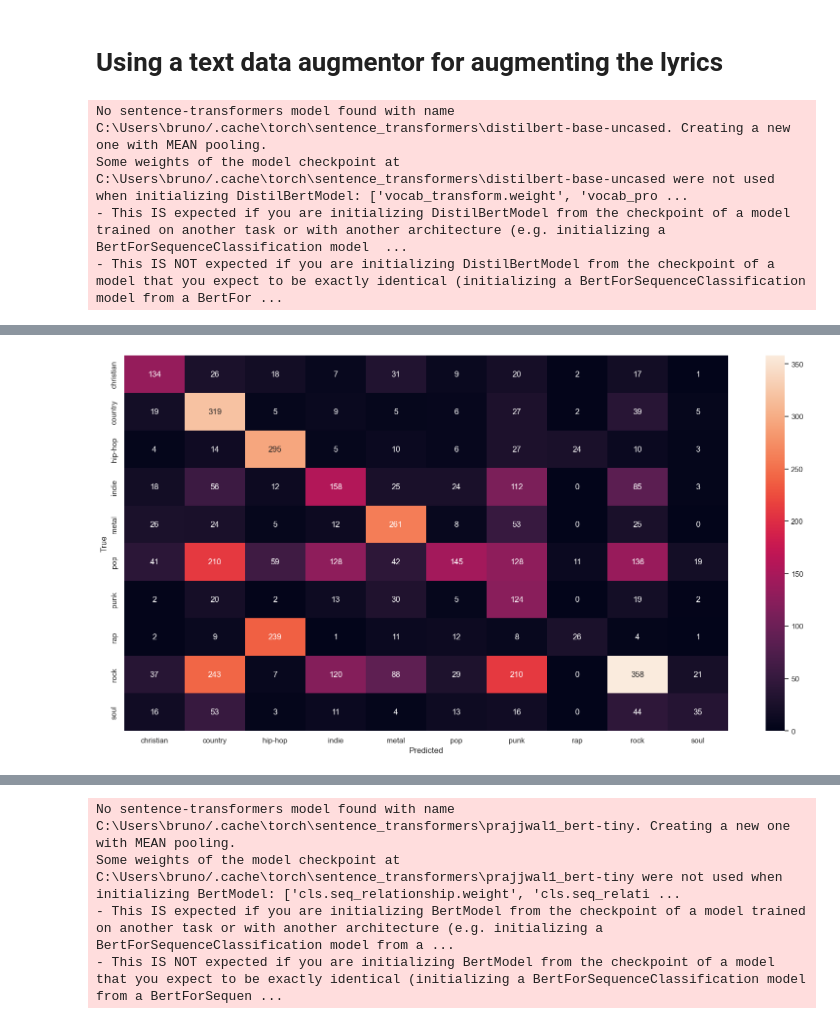
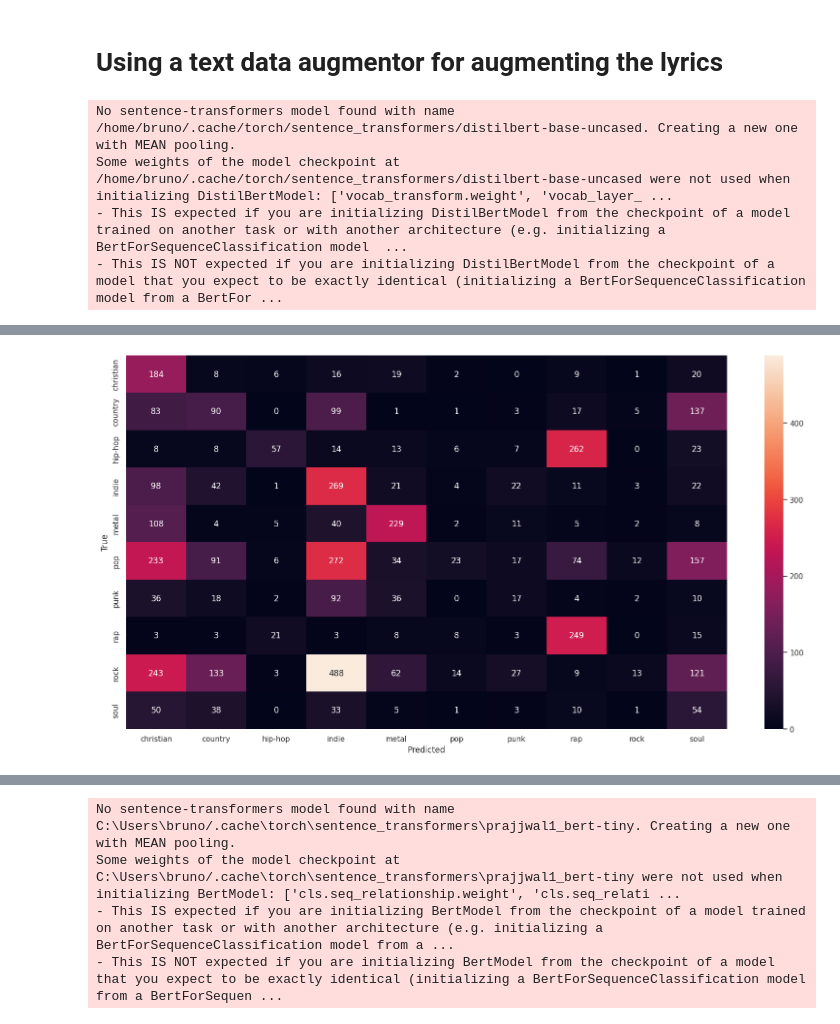
Before and after one commit to BrunoKreiner/nlp-mc-1, a Jupyter notebook: notebooks/pytorch_transformers.ipynb, the cells around one changed output, grey strips where cells are left out. Drawn from its saved outputs; the diff is of its cells as text; code cells hidden in the pictures.

```diff
--- a/notebooks/pytorch_transformers.ipynb
+++ b/notebooks/pytorch_transformers.ipynb
@@ -278,12 +289,11 @@ test_dataloader = DataLoader(test_dataset, batch_size=batchsize, shuffle=False)
 # Using lyrics-bert with one additional fully connected layer
 # %%
 model_name = 'embedding-then-one-layer'
-criterion = nn.CrossEntropyLoss()
 embedding_then_one_layer_model = LyricsTextClassificationModel(SentenceTransformer('../models/lyrics-bert/'), 300, categories, model_type="embedding_then_one_layer")
 embedding_then_one_layer_model.to(device)
 optimizer = optim.Adam(embedding_then_one_layer_model.parameters(), lr=learning_rate)
 print(model_summary(embedding_then_one_layer_model))
-history = train_and_evaluate(embedding_then_one_layer_model, model_name, 10, criterion, optimizer, train_dataloader, test_dataloader, categories, use_fp16=True, gradient_accumulation_steps=1)
+history = train_and_evaluate(embedding_then_one_layer_model, model_name, 25, criterion, optimizer, train_dataloader, test_dataloader, categories, use_fp16=True, gradient_accumulation_steps=1)
 # %% [output]
 Model summary:
 ---------------------------
@@ -307,12 +317,11 @@ weighted avg       0.37      0.37      0.34      4763
 # Using lyrics-bert and convolution
 # %%
 model_name = 'embedding-then-conv1d'
-criterion = nn.CrossEntropyLoss()
 embedding_then_conv1d = LyricsTextClassificationModel(SentenceTransformer('../models/lyrics-bert/'), 300, categories, model_type="embedding-then-conv1d")
 embedding_then_conv1d.to(device)
 optimizer = optim.Adam(embedding_then_conv1d.parameters(), lr=learning_rate)
 print(model_summary(embedding_then_conv1d))
-history = train_and_evaluate(embedding_then_conv1d, model_name, 10, criterion, optimizer, train_dataloader, test_dataloader, categories, use_fp16=True, gradient_accumulation_steps=1)
+history = train_and_evaluate(embedding_then_conv1d, model_name, 25, criterion, optimizer, train_dataloader, test_dataloader, categories, use_fp16=True, gradient_accumulation_steps=1)
 # %% [output]
 Model summary:
 ---------------------------
@@ -493,28 +471,18 @@ None
 # Using a text data augmentor for augmenting the lyrics
 # %%
 model_name = 'fc-with-batch-normalization-distilbert-base-nlpaug'
-
-
 train_dataset_nlpaug = LyricsDataset(train_features, train_targets, augment=True)
 train_dataloader_nlpaug = DataLoader(train_dataset, batch_size=batchsize, shuffle=True)
-
-class_weights = class_weight.compute_class_weight(
-    class_weight = "balanced",
-    classes = np.unique(train_targets),
-    y = train_targets
-)
-class_weights = torch.FloatTensor(class_weights).to(device)
-criterion = nn.CrossEntropyLoss(weight=class_weights)
 
 fc_with_batch_normalization_bert_base_nlpaug = LyricsTextClassificationModel(SentenceTransformer("distilbert-base-uncased"), 768, categories, model_type="embedding-then-conv1d", bert_type="distilbert")
 fc_with_batch_normalization_bert_base_nlpaug.to(device)
 optimizer = optim.Adam(fc_with_batch_normalization_bert_base_nlpaug.parameters(), lr=learning_rate)
 scheduler = ReduceLROnPlateau(optimizer, 'min', patience=3, factor=0.5)
 print(model_summary(fc_with_batch_normalization_bert_base_nlpaug))
-history = train_and_evaluate(fc_with_batch_normalization_bert_base_nlpaug, model_name, 10, criterion, optimizer, train_dataloader_nlpaug, test_dataloader, categories, use_fp16=True, gradient_accumulation_steps=1, scheduler=scheduler)
+history = train_and_evaluate(fc_with_batch_normalization_bert_base_nlpaug, model_name, 25, criterion, optimizer, train_dataloader_nlpaug, test_dataloader, categories, use_fp16=True, gradient_accumulation_steps=1, scheduler=scheduler)
 # %% [output]
-No sentence-transformers model found with name C:\Users\bruno/.cache\torch\sentence_transformers\distilbert-base-uncased. Creating a new one with MEAN pooling.
-Some weights of the model checkpoint at C:\Users\bruno/.cache\torch\sentence_transformers\distilbert-base-uncased were not used when initializing DistilBertModel: ['vocab_transform.weight', 'vocab_pro ...
+No sentence-transformers model found with name /home/bruno/.cache/torch/sentence_transformers/distilbert-base-uncased. Creating a new one with MEAN pooling.
+Some weights of the model checkpoint at /home/bruno/.cache/torch/sentence_transformers/distilbert-base-uncased were not used when initializing DistilBertModel: ['vocab_transform.weight', 'vocab_layer_ ...
 - This IS expected if you are initializing DistilBertModel from the checkpoint of a model trained on another task or with another architecture (e.g. initializing a BertForSequenceClassification model  ...
 - This IS NOT expected if you are initializing DistilBertModel from the checkpoint of a model that you expect to be exactly identical (initializing a BertForSequenceClassification model from a BertFor ...
 Model summary:
@@ -537,3 +505,3 @@ weighted avg       0.45      0.39      0.37      4763
-[figure, old version]
+[figure, new version]
 # %%
 model_name = 'embedding-then-one-layer_tiny_bert'
```
Also changed, not shown: parts of 13 cells of this notebook, 18 other files.
